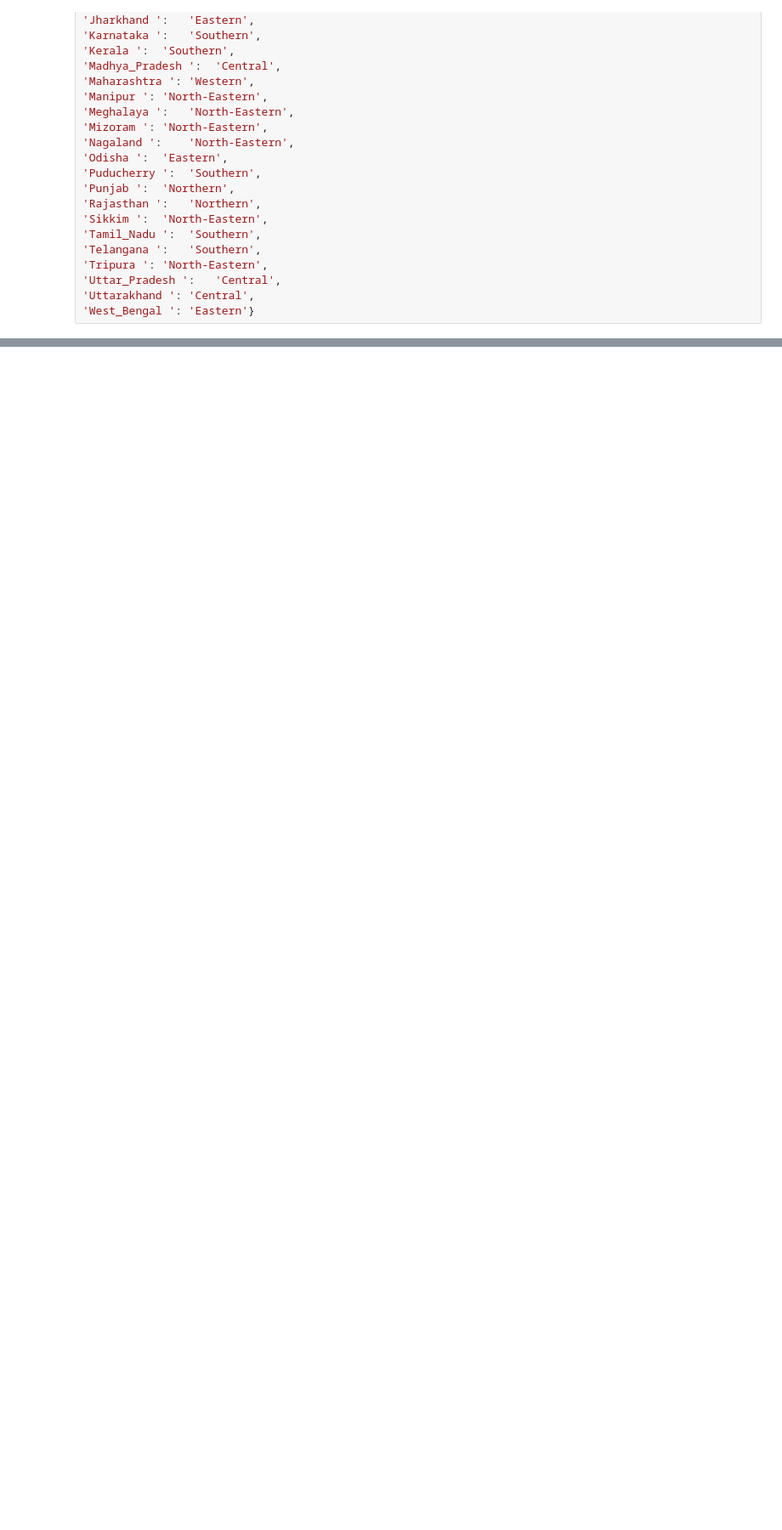
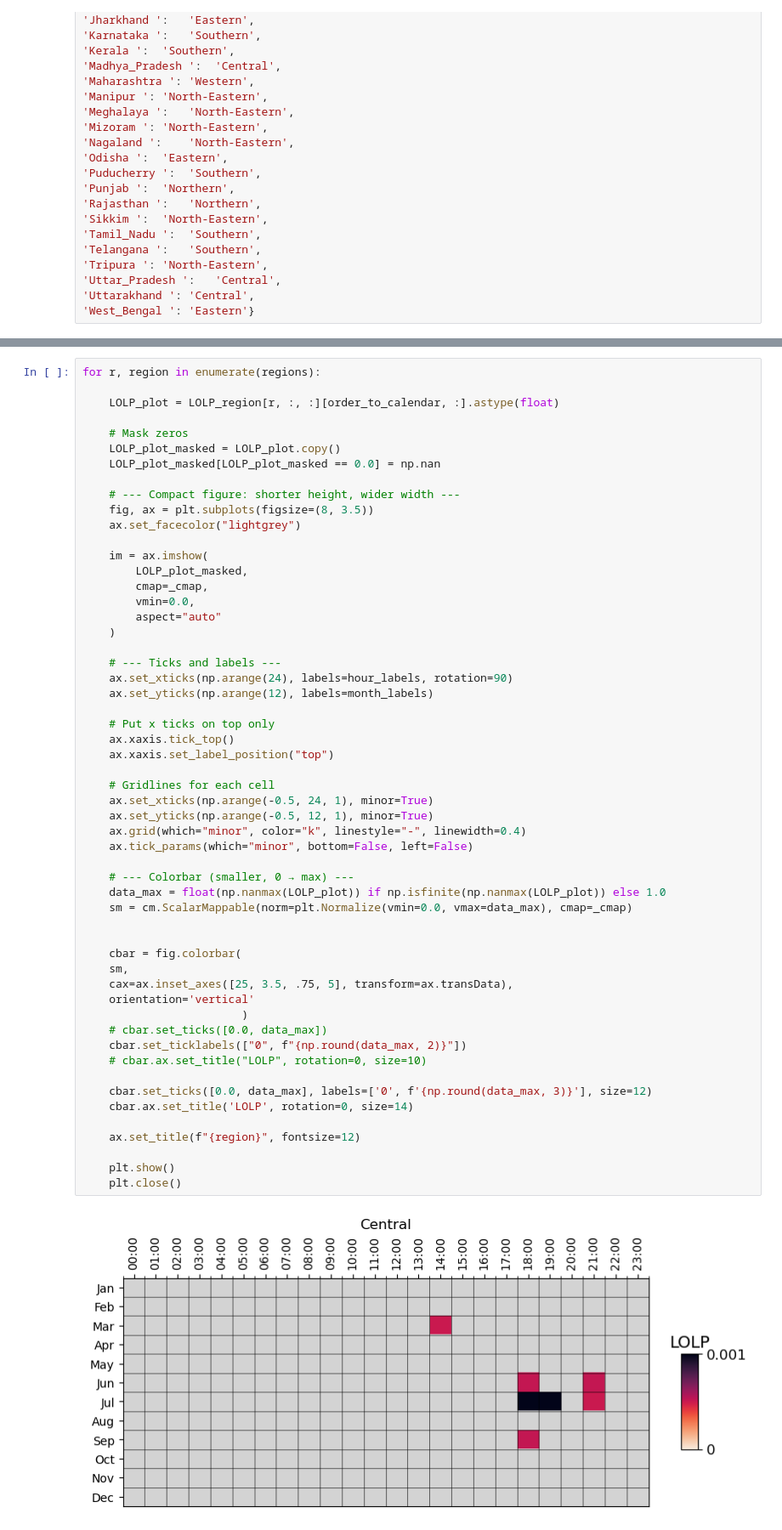
Before and after one commit to cetlab-ucsb/gridpath_india_viz, a Jupyter notebook: software/ra-LOLP_heatmaps.ipynb, the cells around one changed output, grey strips where cells are left out. Shown at 85% size. Saved outputs shown, nothing was run; the diff lists cells and outputs as text; blank space fills up the shorter version.

```diff
--- a/software/ra-LOLP_heatmaps.ipynb
+++ b/software/ra-LOLP_heatmaps.ipynb
@@ -437,0 +373,57 @@ Plotting region: Western
+# %%
+for r, region in enumerate(regions):
+
+    LOLP_plot = LOLP_region[r, :, :][order_to_calendar, :].astype(float)
+
+    # Mask zeros
+    LOLP_plot_masked = LOLP_plot.copy()
+    LOLP_plot_masked[LOLP_plot_masked == 0.0] = np.nan
+
+    # --- Compact figure: shorter height, wider width ---
+    fig, ax = plt.subplots(figsize=(8, 3.5))
+    ax.set_facecolor("lightgrey")
+
+    im = ax.imshow(
+        LOLP_plot_masked,
+        cmap=_cmap,
+        vmin=0.0,
+        aspect="auto"
+    )
+
+    # --- Ticks and labels ---
+    ax.set_xticks(np.arange(24), labels=hour_labels, rotation=90)
+    ax.set_yticks(np.arange(12), labels=month_labels)
+
+    # Put x ticks on top only
+    ax.xaxis.tick_top()
+    ax.xaxis.set_label_position("top")
+
+    # Gridlines for each cell
+    ax.set_xticks(np.arange(-0.5, 24, 1), minor=True)
+    ax.set_yticks(np.arange(-0.5, 12, 1), minor=True)
+    ax.grid(which="minor", color="k", linestyle="-", linewidth=0.4)
+    ax.tick_params(which="minor", bottom=False, left=False)
+
+    # --- Colorbar (smaller, 0 → max) ---
+    data_max = float(np.nanmax(LOLP_plot)) if np.isfinite(np.nanmax(LOLP_plot)) else 1.0
+    sm = cm.ScalarMappable(norm=plt.Normalize(vmin=0.0, vmax=data_max), cmap=_cmap)
+
+
+    cbar = fig.colorbar(
+    sm,
+    cax=ax.inset_axes([25, 3.5, .75, 5], transform=ax.transData),
+    orientation='vertical'
+                        )
+    # cbar.set_ticks([0.0, data_max])
+    cbar.set_ticklabels(["0", f"{np.round(data_max, 2)}"])
+    # cbar.ax.set_title("LOLP", rotation=0, size=10)
+
+    cbar.set_ticks([0.0, data_max], labels=['0', f'{np.round(data_max, 3)}'], size=12)
+    cbar.ax.set_title('LOLP', rotation=0, size=14)
+
+    ax.set_title(f"{region}", fontsize=12)
+
+    plt.show()
+    plt.close()
+# %% [output]
+[figure, added]
```
Also changed, not shown: parts of 4 cells of this notebook.
